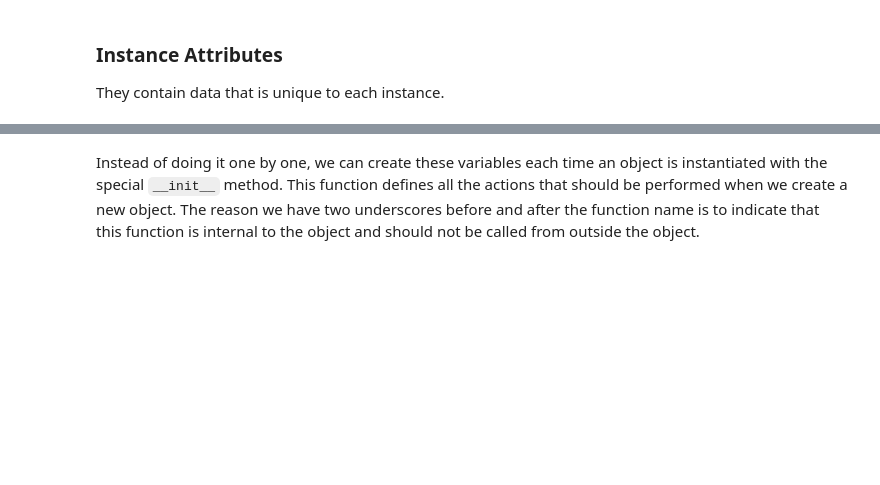
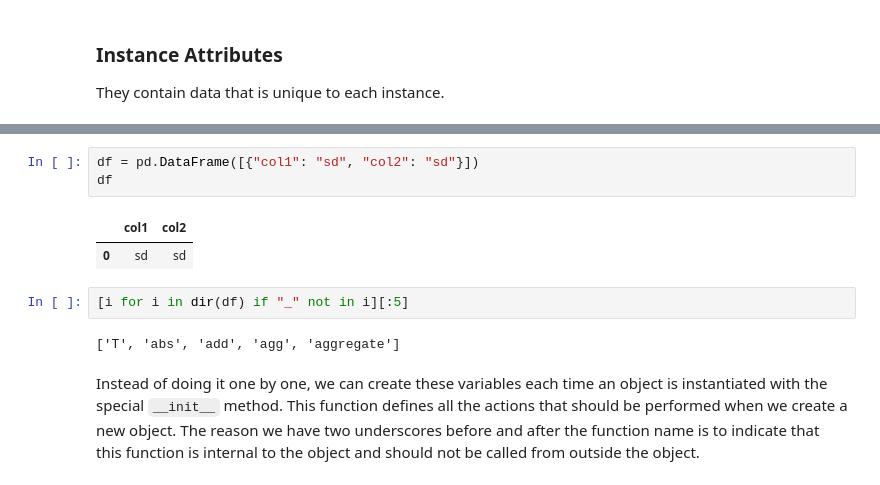
Before and after one commit to Ironhack-data-bcn-feb-2023/lectures, a Jupyter notebook: module-1/week-2/3.2- OOP.ipynb, the cells around one changed output, grey strips where cells are left out. Drawn from its saved outputs; the diff is of its cells as text; blank space fills up the shorter version.

```diff
--- a/module-1/week-2/3.2- OOP.ipynb
+++ b/module-1/week-2/3.2- OOP.ipynb
@@ -62,3 +432,13 @@ They contain data that is unique to each instance.
+# %%
+df = pd.DataFrame([{"col1": "sd", "col2": "sd"}])
+df
+# %% [output]
+|  | col1 | col2 |
+| 0 | sd | sd |
+# %%
+[i for i in dir(df) if "_" not in i][:5]
+# %% [output]
+['T', 'abs', 'add', 'agg', 'aggregate']
 # %% [markdown]
 Instead of doing it one by one, we can create these variables each time an object is instantiated with the special `__init__` method. This function defines all the actions that should be performed when we create a new object. The reason we have two underscores before and after the function name is to indicate that this function is internal to the object and should not be called from outside the object.
 # %% [markdown]
```
Also changed, not shown: parts of 68 cells of this notebook.
